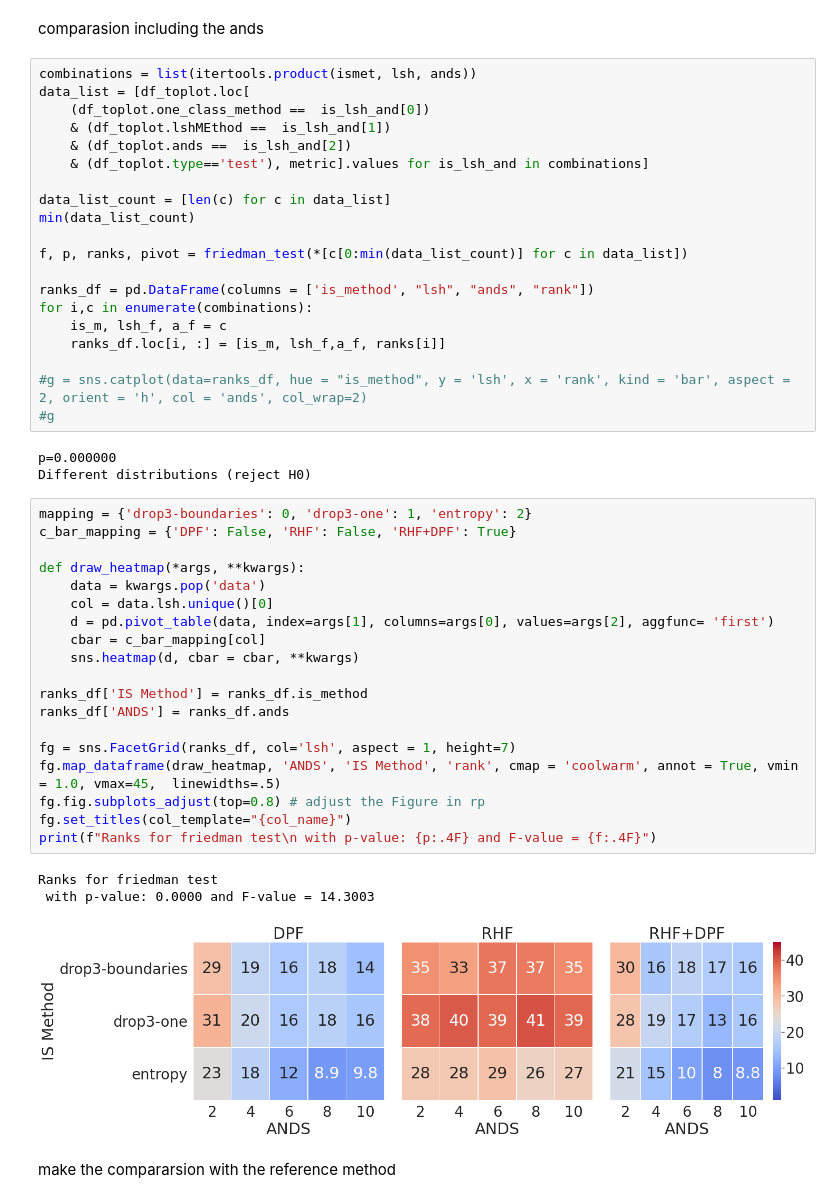
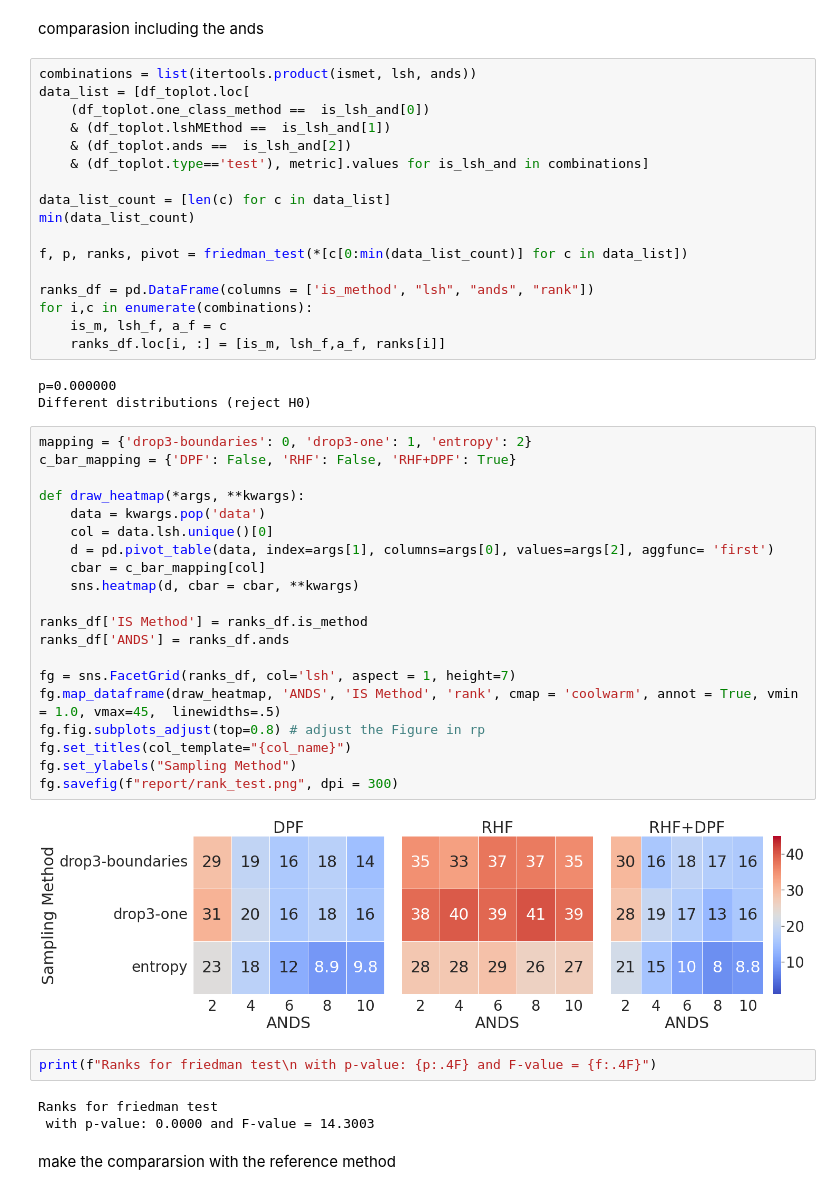
Before and after one commit to germaneduardo/results-analysis, a Jupyter notebook: results.ipynb, the cells around one changed output. Drawn from its saved outputs; the diff is of its cells as text.

```diff
--- a/results.ipynb
+++ b/results.ipynb
@@ -602,35 +610,36 @@ ranks_df = pd.DataFrame(columns = ['is_method', "lsh", "ands", "rank"])
 for i,c in enumerate(combinations):
     is_m, lsh_f, a_f = c
     ranks_df.loc[i, :] = [is_m, lsh_f,a_f, ranks[i]]
-
-#g = sns.catplot(data=ranks_df, hue = "is_method", y = 'lsh', x = 'rank', kind = 'bar', aspect = 2, orient = 'h', col = 'ands', col_wrap=2)
-#g
 # %% [output]
 p=0.000000
 Different distributions (reject H0)
 # %%
 mapping = {'drop3-boundaries': 0, 'drop3-one': 1, 'entropy': 2}
 c_bar_mapping = {'DPF': False, 'RHF': False, 'RHF+DPF': True}
 
 def draw_heatmap(*args, **kwargs):
     data = kwargs.pop('data')
     col = data.lsh.unique()[0]
     d = pd.pivot_table(data, index=args[1], columns=args[0], values=args[2], aggfunc= 'first')
     cbar = c_bar_mapping[col]
     sns.heatmap(d, cbar = cbar, **kwargs)
 
 ranks_df['IS Method'] = ranks_df.is_method
 ranks_df['ANDS'] = ranks_df.ands
 
 fg = sns.FacetGrid(ranks_df, col='lsh', aspect = 1, height=7)
 fg.map_dataframe(draw_heatmap, 'ANDS', 'IS Method', 'rank', cmap = 'coolwarm', annot = True, vmin = 1.0, vmax=45,  linewidths=.5)
 fg.fig.subplots_adjust(top=0.8) # adjust the Figure in rp
 fg.set_titles(col_template="{col_name}")
-print(f"Ranks for friedman test\n with p-value: {p:.4F} and F-value = {f:.4F}")
+fg.set_ylabels("Sampling Method")
+fg.savefig(f"report/rank_test.png", dpi = 300)
 # %% [output]
-Ranks for friedman test
- with p-value: 0.0000 and F-value = 14.3003
-[figure, old version]
+[figure, new version]
+# %%
+print(f"Ranks for friedman test\n with p-value: {p:.4F} and F-value = {f:.4F}")
+# %% [output]
+Ranks for friedman test
+ with p-value: 0.0000 and F-value = 14.3003
 # %% [markdown]
 make the compararsion with the reference method
 # %% [markdown]
```
Also changed, not shown: parts of 14 cells of this notebook, 15 other files.
